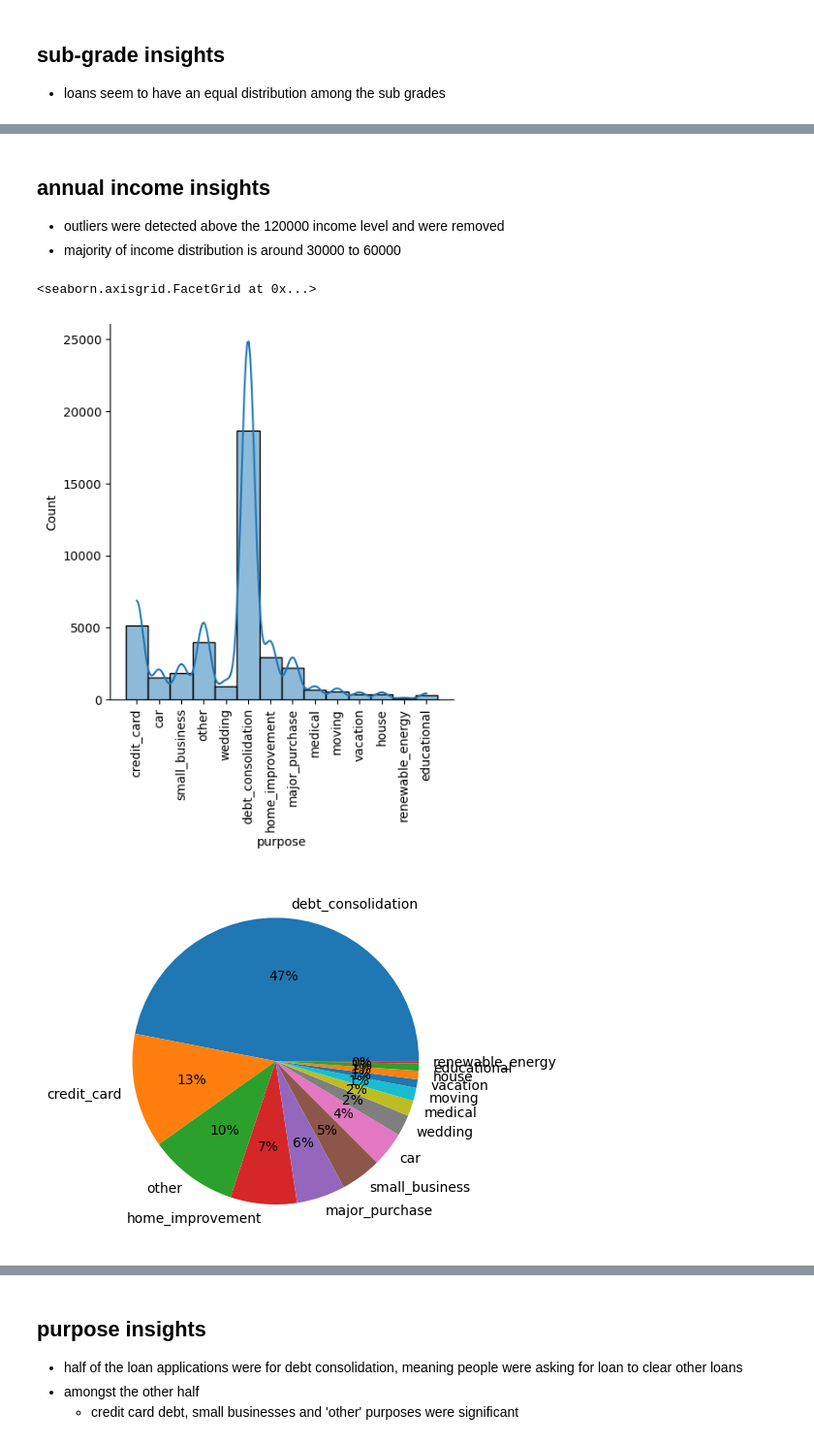
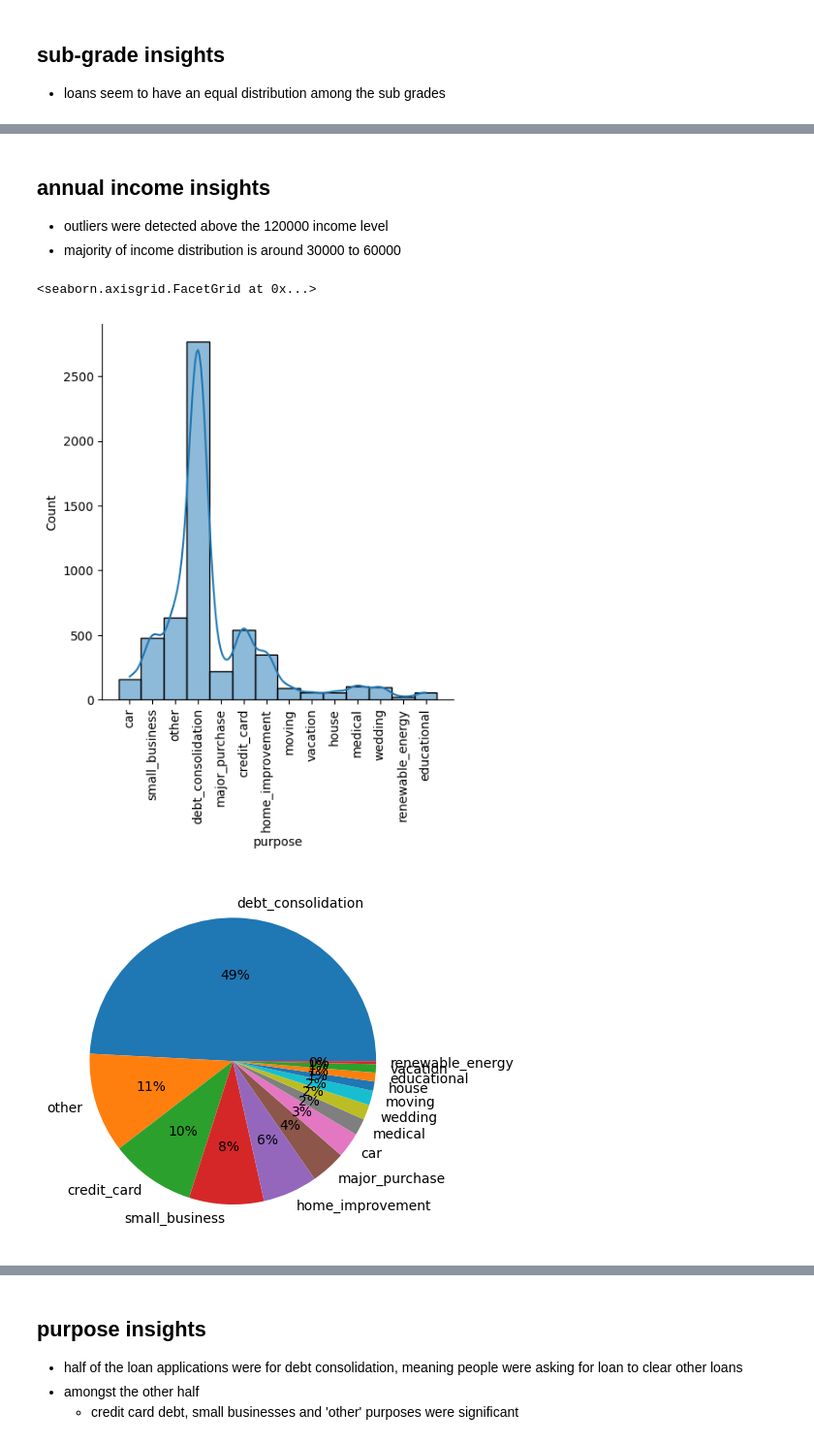
Before and after one commit to udaykirankavaturu/lending-club-case-study, a Jupyter notebook: uday_kiran_kavaturu.ipynb, the cells around one changed output, grey strips where cells are left out. Shown at 97% size. Saved outputs shown, nothing was run; the diff lists cells and outputs as text; code cells hidden in the pictures.

Commit message:
charts completed

```diff
--- a/uday_kiran_kavaturu.ipynb
+++ b/uday_kiran_kavaturu.ipynb
@@ -469,16 +458,16 @@ Name: annual_inc, dtype: object
 # %% [markdown]
 ## annual income insights
-- outliers were detected above the 120000 income level and were removed
+- outliers were detected above the 120000 income level
 - majority of income distribution is around 30000 to 60000
 # %%
 # purpose
-sns.displot(data=df, x="purpose", kde=True).set_xticklabels(rotation=90)
+sns.displot(data=charged_off_loans_df, x="purpose", kde=True).set_xticklabels(rotation=90)
 # %% [output]
 <seaborn.axisgrid.FacetGrid at 0x...>
-[figure, old version]
+[figure, new version]
 # %%
-purpose = df['purpose'].value_counts()
+purpose = charged_off_loans_df['purpose'].value_counts()
 plt.pie(purpose,labels=purpose.index,autopct="%.0f%%");
 # %% [output]
-[figure, old version]
+[figure, new version]
 # %%
```
Also changed, not shown: parts of 95 cells of this notebook, 1 other file.
